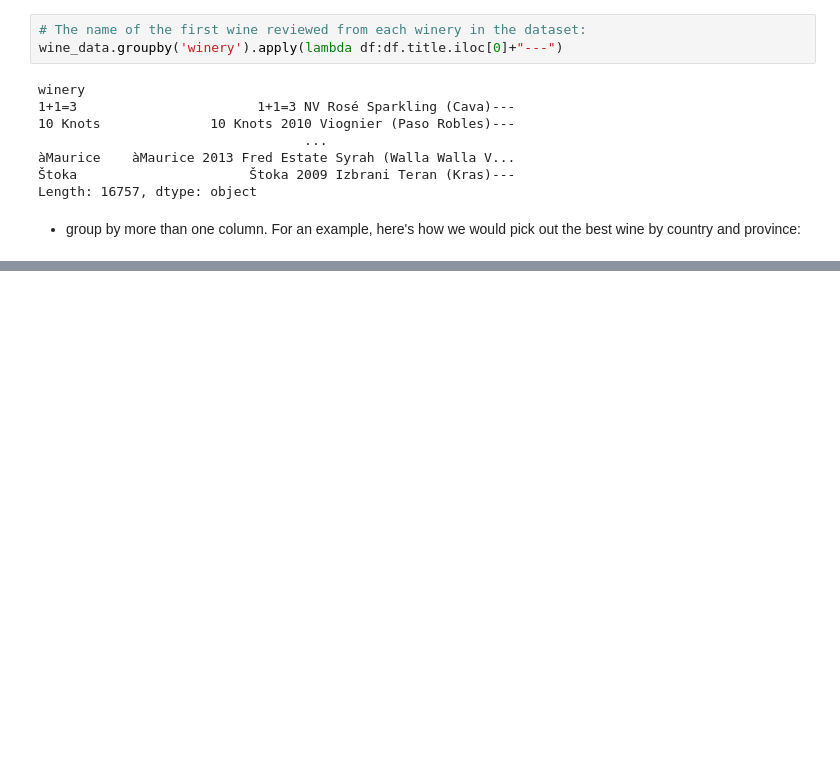
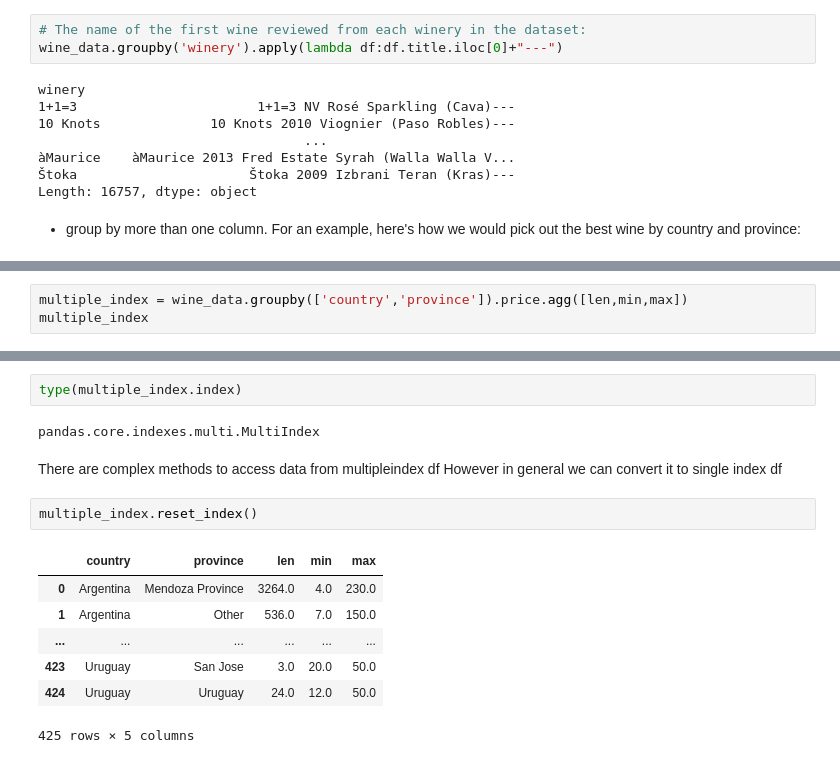
Before and after one commit to Iamsbharti/ML-AI, a Jupyter notebook: pandas/pandas_practice.ipynb, the cells around one changed output, grey strips where cells are left out. Cells and saved outputs as stored; diff of their text form; blank space fills up the shorter version.

Commit message:
multiple index groupby :rocket:

```diff
--- a/pandas/pandas_practice.ipynb
+++ b/pandas/pandas_practice.ipynb
@@ -631,0 +657,3 @@ Name: 345, dtype: object
+# %%
+multiple_index = wine_data.groupby(['country','province']).price.agg([len,min,max])
+multiple_index
@@ -631,0 +669,17 @@ Name: 345, dtype: object
+# %%
+type(multiple_index.index)
+# %% [output]
+pandas.core.indexes.multi.MultiIndex
+# %% [markdown]
+There are complex methods to access data from multipleindex df
+However in general we can convert it to single index df
+# %%
+multiple_index.reset_index()
+# %% [output]
+|  | country | province | len | min | max |
+| 0 | Argentina | Mendoza Province | 3264.0 | 4.0 | 230.0 |
+| 1 | Argentina | Other | 536.0 | 7.0 | 150.0 |
+| ... | ... | ... | ... | ... | ... |
+| 423 | Uruguay | San Jose | 3.0 | 20.0 | 50.0 |
+| 424 | Uruguay | Uruguay | 24.0 | 12.0 | 50.0 |
+425 rows × 5 columns
```
Also changed, not shown: parts of 6 cells of this notebook.
